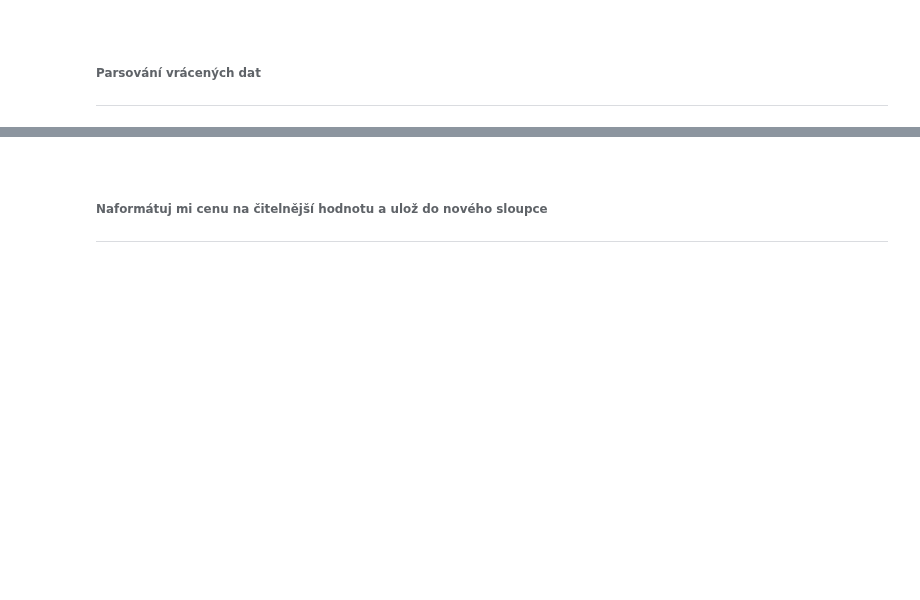
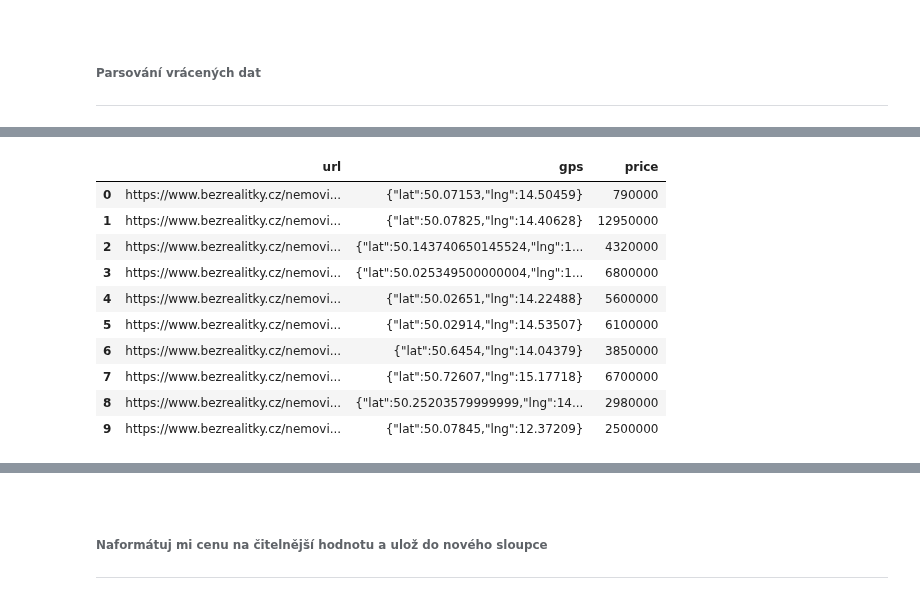
Before and after one commit to Bralor/python_oop, a Jupyter notebook: notebooks/lesson04.ipynb, the cells around one changed output, grey strips where cells are left out. Saved outputs shown, nothing was run; the diff lists cells and outputs as text; code cells hidden in the pictures; blank space fills up the shorter version.

```diff
--- a/notebooks/lesson04.ipynb
+++ b/notebooks/lesson04.ipynb
@@ -352 +438,15 @@ br_dataframe.head()  # 5 prvni udaju
+# %%
+br_dataframe.iloc[:10, 0:3]  # selekce řádků a sloupců
+# %% [output]
+|  | url | gps | price |
+| 0 | https://www.bezrealitky.cz/nemovi... | {"lat":50.07153,"lng":14.50459} | 790000 |
+| 1 | https://www.bezrealitky.cz/nemovi... | {"lat":50.07825,"lng":14.40628} | 12950000 |
+| 2 | https://www.bezrealitky.cz/nemovi... | {"lat":50.143740650145524,"lng":1... | 4320000 |
+| 3 | https://www.bezrealitky.cz/nemovi... | {"lat":50.025349500000004,"lng":1... | 6800000 |
+| 4 | https://www.bezrealitky.cz/nemovi... | {"lat":50.02651,"lng":14.22488} | 5600000 |
+| 5 | https://www.bezrealitky.cz/nemovi... | {"lat":50.02914,"lng":14.53507} | 6100000 |
+| 6 | https://www.bezrealitky.cz/nemovi... | {"lat":50.6454,"lng":14.04379} | 3850000 |
+| 7 | https://www.bezrealitky.cz/nemovi... | {"lat":50.72607,"lng":15.17718} | 6700000 |
+| 8 | https://www.bezrealitky.cz/nemovi... | {"lat":50.25203579999999,"lng":14... | 2980000 |
+| 9 | https://www.bezrealitky.cz/nemovi... | {"lat":50.07845,"lng":12.37209} | 2500000 |
 # %%
```
Also changed, not shown: parts of 81 cells of this notebook.
